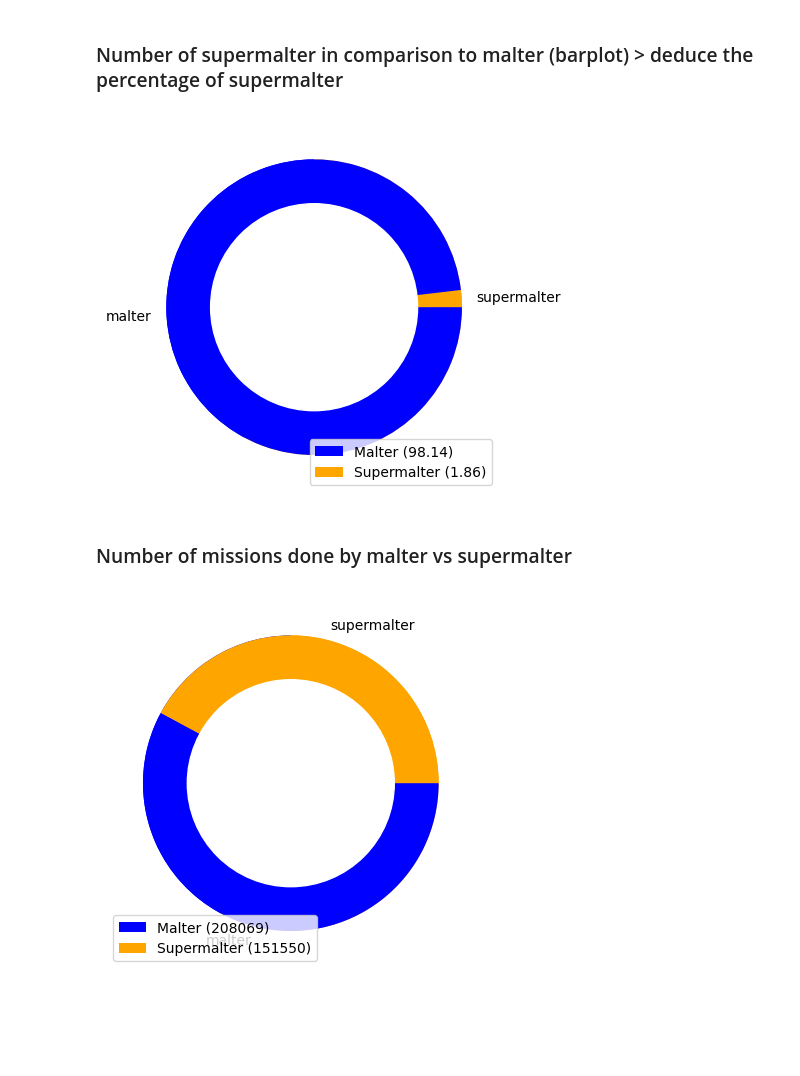
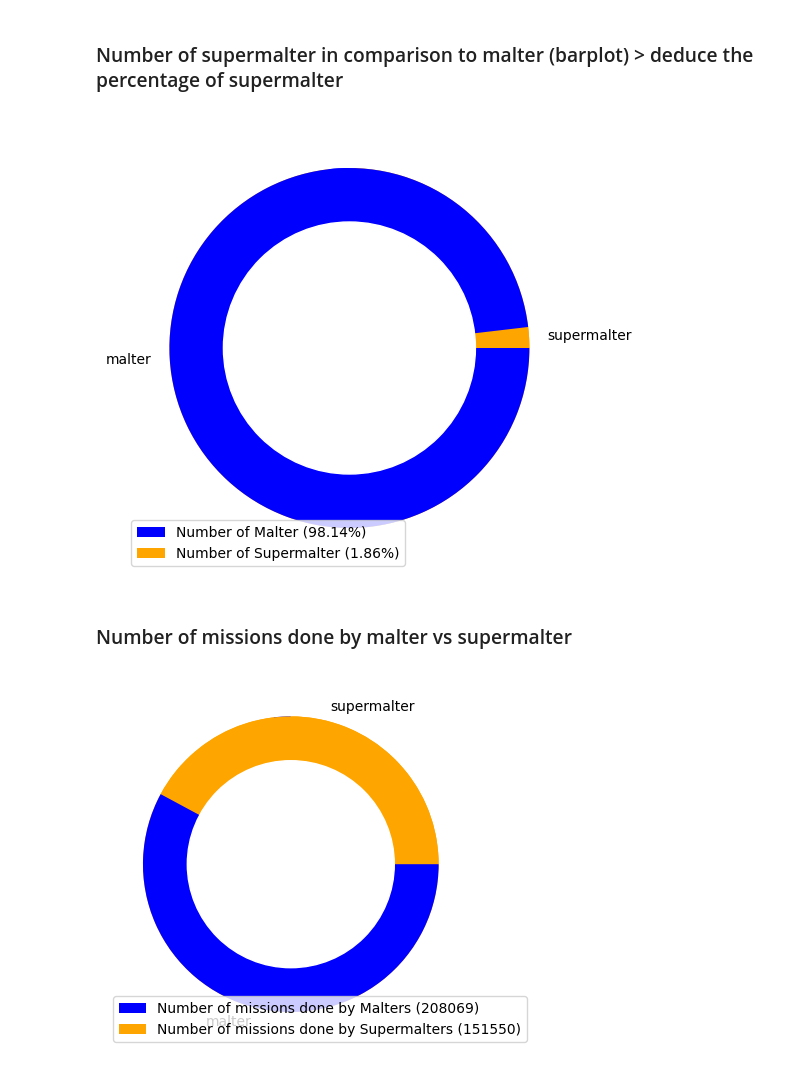
Before and after one commit to Luxchar/SuperMalter, a Jupyter notebook: data/src/analysis/vis_malt_summary.ipynb, the cells around one changed output. Saved outputs shown, nothing was run; the diff lists cells and outputs as text; code cells hidden in the pictures; blank space fills up the shorter version.

```diff
--- a/data/src/analysis/vis_malt_summary.ipynb
+++ b/data/src/analysis/vis_malt_summary.ipynb
@@ -78,35 +77,39 @@ plt.show()
 supermalter_count = df['supermalter'] == 1
 malter_count = df['supermalter'] == 0
 
 # Create a new dataframe with the counts
 comparison_df = [supermalter_count.sum(), malter_count.sum()]
 
 # calculate percentage of supermalter and malter and round to 2 decimals
 supermalter_percentage = supermalter_count.sum() / df.shape[0] * 100
 malter_percentage = malter_count.sum() / df.shape[0] * 100
 supermalter_percentage = round(supermalter_percentage, 2)
 malter_percentage = round(malter_percentage, 2)
 
 # create data
 names = ['supermalter', 'malter']
 
+sizes = [supermalter_percentage, malter_percentage]
+
 # Create a circle at the center of the plot
 my_circle = plt.Circle((0,0), 0.7, color='white')
 
-labels = ['Malter ('+str(malter_percentage)+')', 'Supermalter ('+str(supermalter_percentage)+')']
+labels = ['Number of Malter ('+str(malter_percentage)+'%)', 'Number of Supermalter ('+str(supermalter_percentage)+'%)']
 colors = ['blue', 'orange']
 patches, texts = plt.pie(sizes, colors=colors, startangle=90)
 plt.legend(patches, labels, loc="best")
 
 # Give color names
 plt.pie(comparison_df, labels=names, colors=['orange','blue'])
 p = plt.gcf()
 p.gca().add_artist(my_circle)
 
+plt.tight_layout()
+
 # Show the graph
 plt.show()
 # %% [output]
-[figure, old version]
+[figure, new version]
 # %% [markdown]
 ### Number of missions done by malter vs supermalter
 # %%
@@ -126,7 +129,7 @@ names = ['supermalter', 'malter']
 # Create a circle at the center of the plot
 my_circle = plt.Circle((0,0), 0.7, color='white')
 
-labels = ['Malter ('+str(malter_mission_count)+')', 'Supermalter ('+str(supermalter_mission_count)+')']
+labels = ['Number of missions done by Malters ('+str(malter_mission_count)+')', 'Number of missions done by Supermalters ('+str(supermalter_mission_count)+')']
 colors = ['blue', 'orange']
 patches, texts = plt.pie(sizes, colors=colors, startangle=90)
 plt.legend(patches, labels, loc="best")
@@ -140,4 +143,4 @@ p.gca().add_artist(my_circle)
 # Show the graph
 plt.show()
 # %% [output]
-[figure, old version]
+[figure, new version]
```
Also changed, not shown: parts of 1 cell of this notebook, 2 other files.
